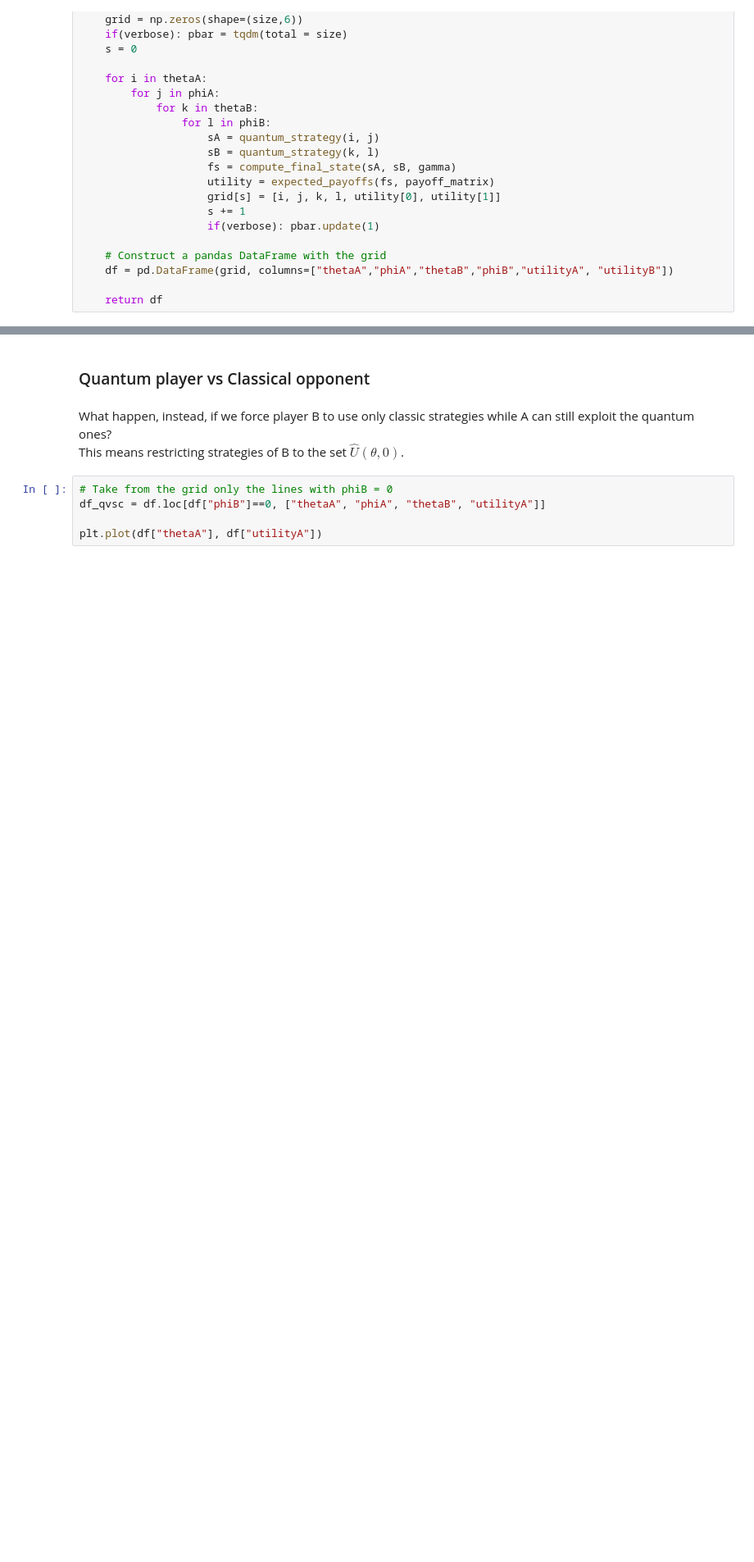
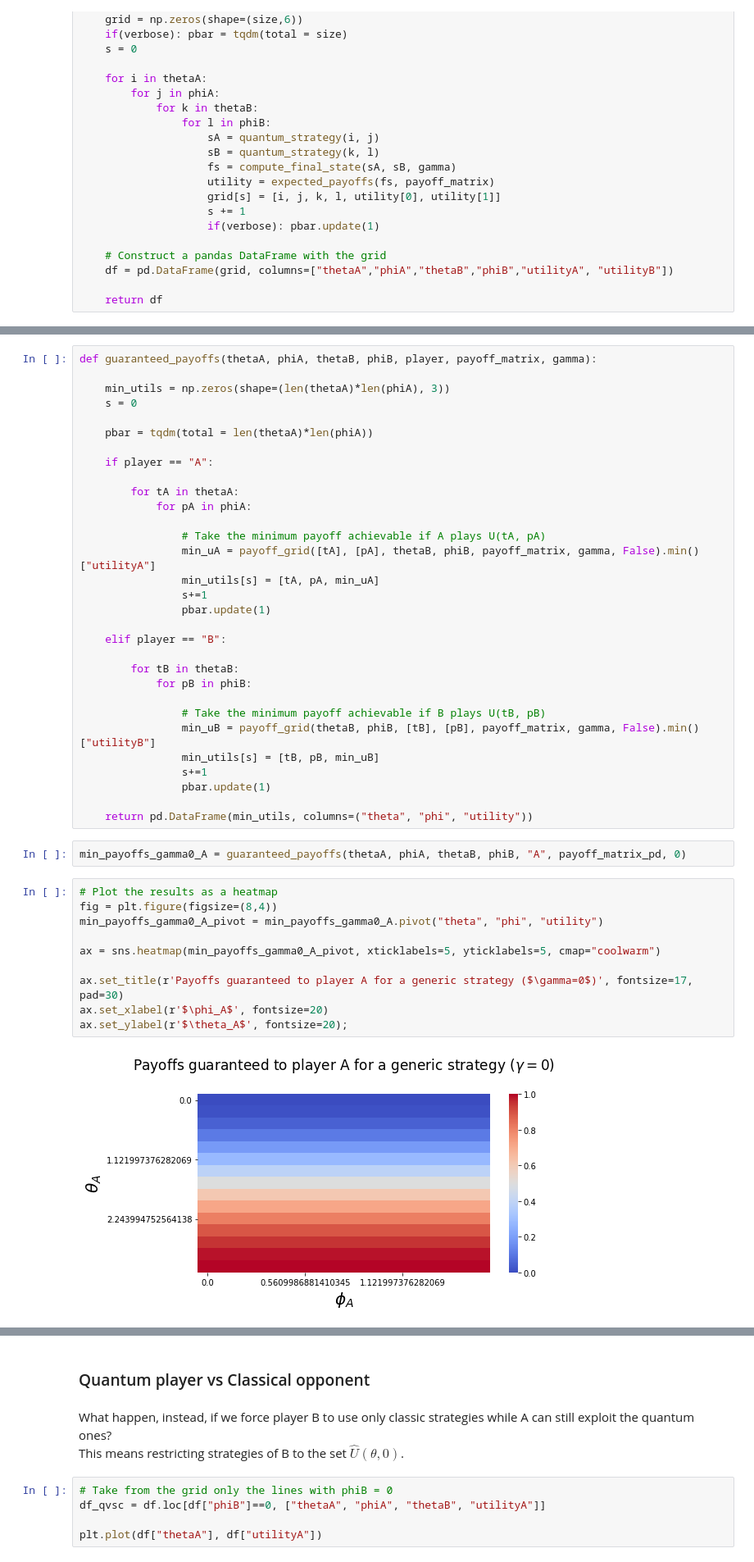
Before and after one commit to MattiaPujatti/A-Brief-Introduction-to-Quantum-Game-Theory, a Jupyter notebook: Quantum 2x2 Games.ipynb, the cells around one changed output, grey strips where cells are left out. Shown: that part at 82% size. Drawn from its saved outputs; the diff is of its cells as text; blank space fills up the shorter version.

```diff
--- a/Quantum 2x2 Games.ipynb
+++ b/Quantum 2x2 Games.ipynb
@@ -195,0 +276,45 @@ NameError: name 'grid' is not defined
+# %%
+def guaranteed_payoffs(thetaA, phiA, thetaB, phiB, player, payoff_matrix, gamma):
+
+    min_utils = np.zeros(shape=(len(thetaA)*len(phiA), 3))
+    s = 0
+
+    pbar = tqdm(total = len(thetaA)*len(phiA))
+
+    if player == "A":
+
+        for tA in thetaA:
+            for pA in phiA:
+
+                # Take the minimum payoff achievable if A plays U(tA, pA)
+                min_uA = payoff_grid([tA], [pA], thetaB, phiB, payoff_matrix, gamma, False).min()["utilityA"]
+                min_utils[s] = [tA, pA, min_uA]
+                s+=1
+                pbar.update(1)
+
+    elif player == "B":
+
+        for tB in thetaB:
+            for pB in phiB:
+
+                # Take the minimum payoff achievable if B plays U(tB, pB)
+                min_uB = payoff_grid(thetaB, phiB, [tB], [pB], payoff_matrix, gamma, False).min()["utilityB"]
+                min_utils[s] = [tB, pB, min_uB]
+                s+=1
+                pbar.update(1)
+
+    return pd.DataFrame(min_utils, columns=("theta", "phi", "utility"))
+# %%
+min_payoffs_gamma0_A = guaranteed_payoffs(thetaA, phiA, thetaB, phiB, "A", payoff_matrix_pd, 0)
+# %%
+# Plot the results as a heatmap
+fig = plt.figure(figsize=(8,4))
+min_payoffs_gamma0_A_pivot = min_payoffs_gamma0_A.pivot("theta", "phi", "utility")
+
+ax = sns.heatmap(min_payoffs_gamma0_A_pivot, xticklabels=5, yticklabels=5, cmap="coolwarm")
+
+ax.set_title(r'Payoffs guaranteed to player A for a generic strategy ($\gamma=0$)', fontsize=17, pad=30)
+ax.set_xlabel(r'$\phi_A$', fontsize=20)
+ax.set_ylabel(r'$\theta_A$', fontsize=20);
+# %% [output]
+[figure, added]
```
Also changed, not shown: parts of 39 cells of this notebook, 8 other files.
